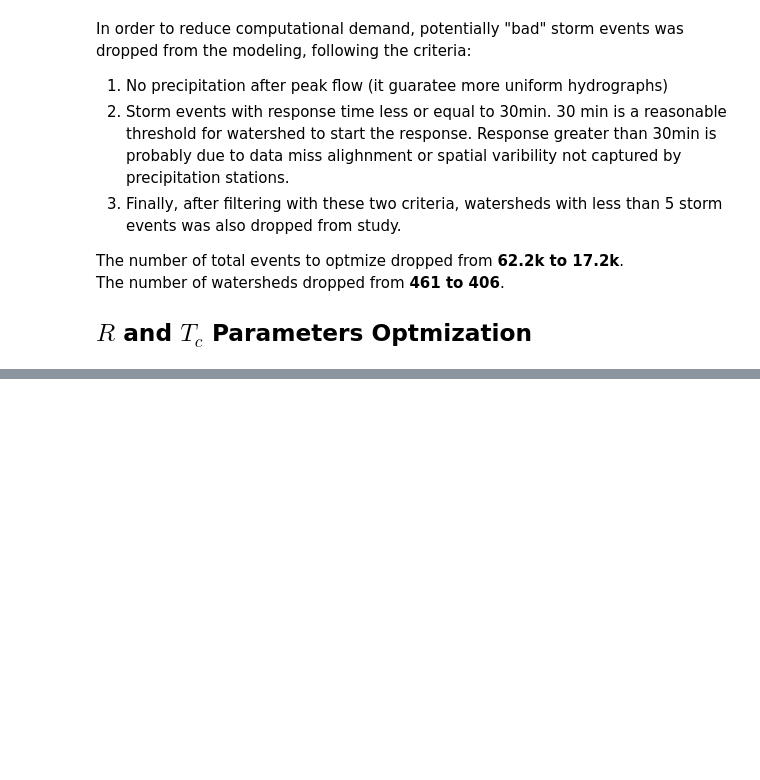
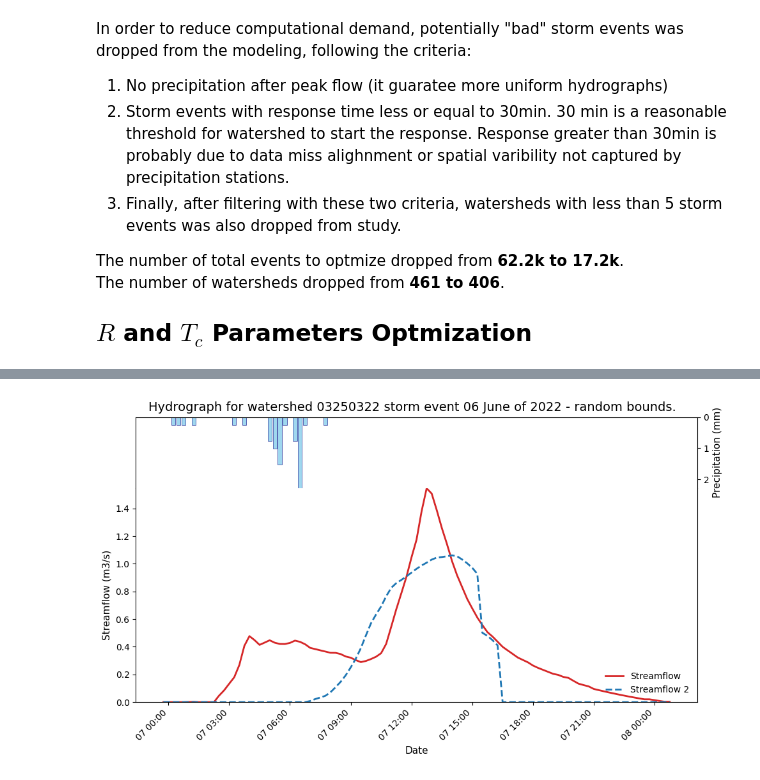
Before and after one commit to vpalvesalan/ML-ModClark-IUH-Model, a Jupyter notebook: notebooks/hydrological_model/13_ModClark_params_optimization.ipynb, the cells around one changed output, grey strips where cells are left out. Saved outputs shown, nothing was run; the diff lists cells and outputs as text; code cells hidden in the pictures; blank space fills up the shorter version.

```diff
--- a/notebooks/hydrological_model/13_ModClark_params_optimization.ipynb
+++ b/notebooks/hydrological_model/13_ModClark_params_optimization.ipynb
@@ -112,0 +237,5 @@ filter
+# %%
+model = ModClarkModel(df=df, distance_grid=distance_grid,cell_area=cell_area, delta_t=delta_t)
+# %%
+optmized_params_random_bounds = model.run_optimization()
+optmized_params_computed_bounds = model.run_optimization(basin_length_m=basin_length, slope_10_85=slope_10_85)
@@ -112,0 +260,28 @@ filter
+# %%
+tc = optmized_params_random_bounds['optimized_tc_hr']*3600
+r = optmized_params_random_bounds['optimized_r_hr']*3600
+initial_loss = optmized_params_random_bounds['optimized_initial_loss_mm']/1000
+constant_loss_rate = (optmized_params_random_bounds['optimized_constant_loss_mm_hr']/1000)/3600
+sim_flow, excess_ppt = model.simulate(tc=tc, r=r, initial_loss=initial_loss, constant_loss_rate=constant_loss_rate)
+# %%
+df_hydrograph = df.copy()
+df_hydrograph['simulated_flow'] = sim_flow
+df_hydrograph['excess_precip'] = excess_ppt
+df_hydrograph['date'] = df_hydrograph.index
+df_hydrograph['ppt_mm'] = df_hydrograph['height']*1000
+
+event_str = df.index[0].strftime('%d %B of %Y')
+# %%
+hydrograph2(
+    df=df_hydrograph,
+    streamflow_col='quickflow',
+    streamflow2_col='simulated_flow',
+    time_col='date',
+    precip_col='ppt_mm',
+    precip2_col='excess_precip',
+    P_units='mm',
+    S_units='m3/s',
+    title=f"Hydrograph for watershed {sample_ws_id} storm event {event_str} - random bounds."
+)
+# %% [output]
+[figure, added]
```
Also changed, not shown: parts of 20 cells of this notebook, 4 other files.
